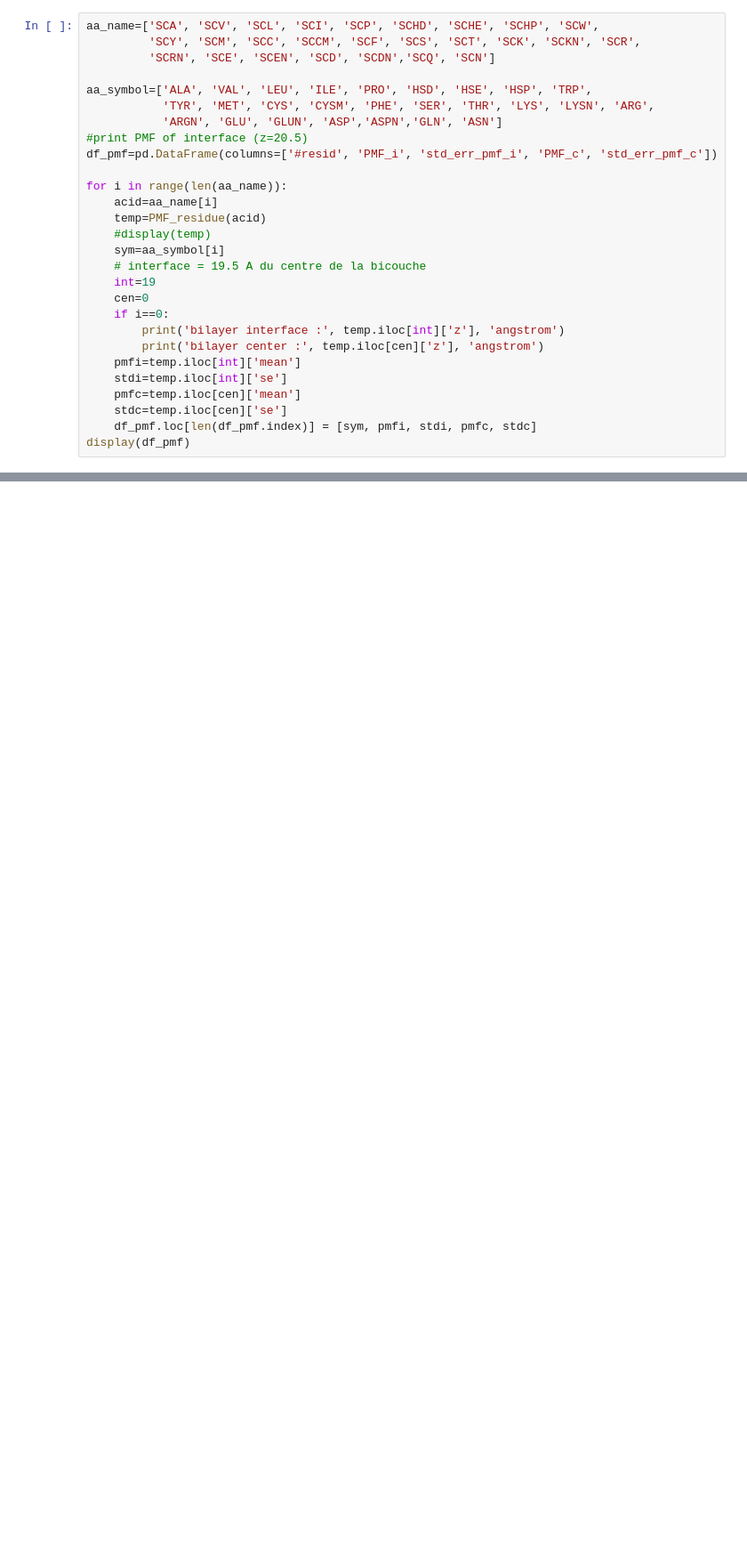
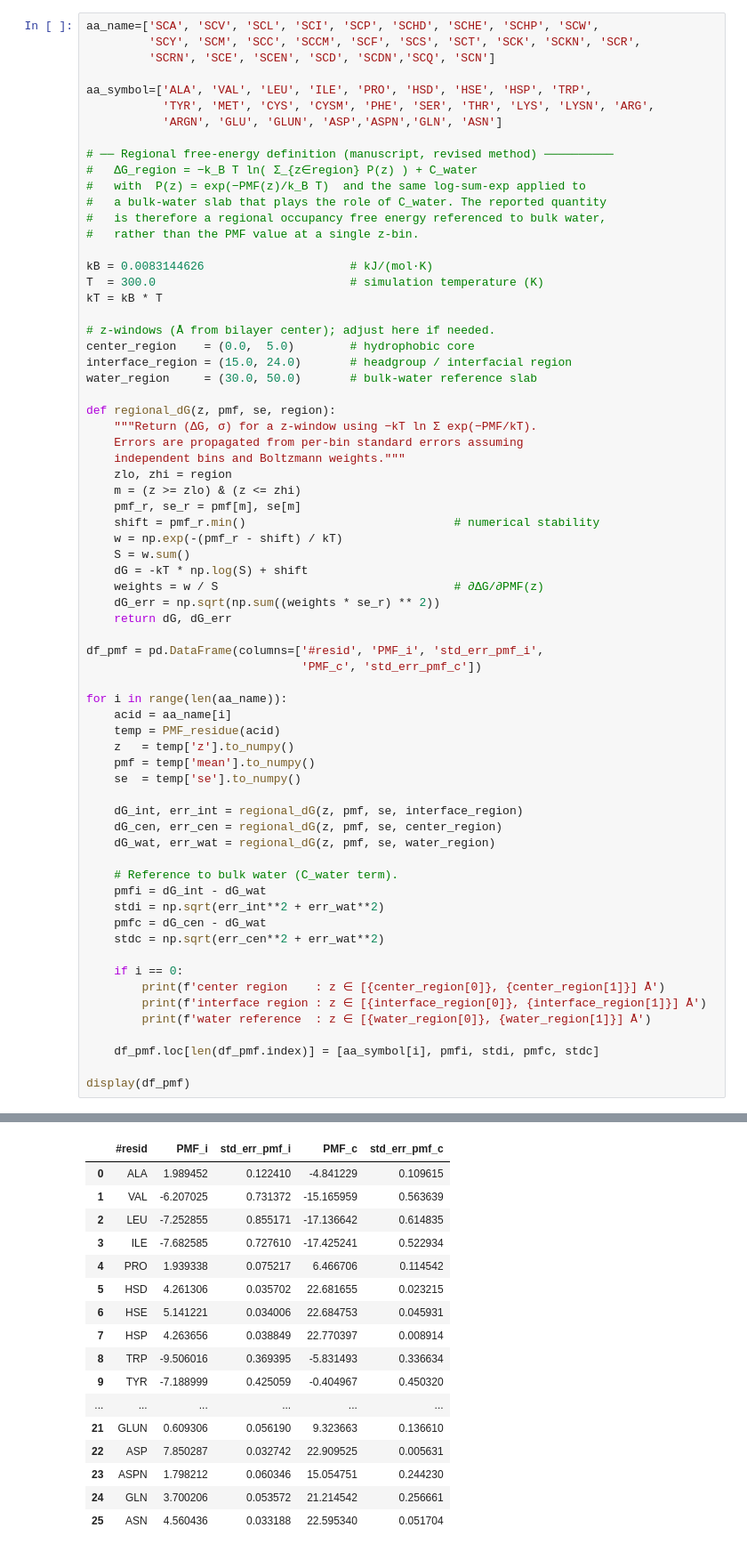
Before and after one commit to patricklague/Bories_and_Lague_2025, a Jupyter notebook: figures/scripts/FigureS10_plot.ipynb, the cells around one changed output, grey strips where cells are left out. Shown at 89% size. Drawn from its saved outputs; the diff is of its cells as text; blank space fills up the shorter version.

```diff
--- a/figures/scripts/FigureS10_plot.ipynb
+++ b/figures/scripts/FigureS10_plot.ipynb
@@ -93,23 +93,64 @@ aa_name=['SCA', 'SCV', 'SCL', 'SCI', 'SCP', 'SCHD', 'SCHE', 'SCHP', 'SCW',
 aa_symbol=['ALA', 'VAL', 'LEU', 'ILE', 'PRO', 'HSD', 'HSE', 'HSP', 'TRP',
            'TYR', 'MET', 'CYS', 'CYSM', 'PHE', 'SER', 'THR', 'LYS', 'LYSN', 'ARG',
            'ARGN', 'GLU', 'GLUN', 'ASP','ASPN','GLN', 'ASN']
-#print PMF of interface (z=20.5)
-df_pmf=pd.DataFrame(columns=['#resid', 'PMF_i', 'std_err_pmf_i', 'PMF_c', 'std_err_pmf_c'])
+
+# ── Regional free-energy definition (manuscript, revised method) ──────────
+#   ΔG_region = −k_B T ln( Σ_{z∈region} P(z) ) + C_water
+#   with  P(z) = exp(−PMF(z)/k_B T)  and the same log-sum-exp applied to
+#   a bulk-water slab that plays the role of C_water. The reported quantity
+#   is therefore a regional occupancy free energy referenced to bulk water,
+#   rather than the PMF value at a single z-bin.
+
+kB = 0.0083144626                     # kJ/(mol·K)
+T  = 300.0                            # simulation temperature (K)
+kT = kB * T
+
+# z-windows (Å from bilayer center); adjust here if needed.
+center_region    = (0.0,  5.0)        # hydrophobic core
+interface_region = (15.0, 24.0)       # headgroup / interfacial region
+water_region     = (30.0, 50.0)       # bulk-water reference slab
+
+def regional_dG(z, pmf, se, region):
+    """Return (ΔG, σ) for a z-window using −kT ln Σ exp(−PMF/kT).
+    Errors are propagated from per-bin standard errors assuming
+    independent bins and Boltzmann weights."""
+    zlo, zhi = region
+    m = (z >= zlo) & (z <= zhi)
+    pmf_r, se_r = pmf[m], se[m]
+    shift = pmf_r.min()                              # numerical stability
+    w = np.exp(-(pmf_r - shift) / kT)
+    S = w.sum()
+    dG = -kT * np.log(S) + shift
+    weights = w / S                                  # ∂ΔG/∂PMF(z)
+    dG_err = np.sqrt(np.sum((weights * se_r) ** 2))
+    return dG, dG_err
+
+df_pmf = pd.DataFrame(columns=['#resid', 'PMF_i', 'std_err_pmf_i',
+                               'PMF_c', 'std_err_pmf_c'])
 
 for i in range(len(aa_name)):
-    acid=aa_name[i]
-    temp=PMF_residue(acid)
-    #display(temp)
-    sym=aa_symbol[i]
-    # interface = 19.5 A du centre de la bicouche
-    int=19
-    cen=0
-    if i==0:
-        print('bilayer interface :', temp.iloc[int]['z'], 'angstrom')
-        print('bilayer center :', temp.iloc[cen]['z'], 'angstrom')
-    pmfi=temp.iloc[int]['mean']
-    stdi=temp.iloc[int]['se']
-    pmfc=temp.iloc[cen]['mean']
-    stdc=temp.iloc[cen]['se']
-    df_pmf.loc[len(df_pmf.index)] = [sym, pmfi, stdi, pmfc, stdc]
+    acid = aa_name[i]
+    temp = PMF_residue(acid)
+    z   = temp['z'].to_numpy()
+    pmf = temp['mean'].to_numpy()
+    se  = temp['se'].to_numpy()
+
+    dG_int, err_int = regional_dG(z, pmf, se, interface_region)
+    dG_cen, err_cen = regional_dG(z, pmf, se, center_region)
+    dG_wat, err_wat = regional_dG(z, pmf, se, water_region)
+
+    # Reference to bulk water (C_water term).
+    pmfi = dG_int - dG_wat
+    stdi = np.sqrt(err_int**2 + err_wat**2)
+    pmfc = dG_cen - dG_wat
+    stdc = np.sqrt(err_cen**2 + err_wat**2)
+
+    if i == 0:
+        print(f'center region    : z ∈ [{center_region[0]}, {center_region[1]}] Å')
+        print(f'interface region : z ∈ [{interface_region[0]}, {interface_region[1]}] Å')
+        print(f'water reference  : z ∈ [{water_region[0]}, {water_region[1]}] Å')
+
+    df_pmf.loc[len(df_pmf.index)] = [aa_symbol[i], pmfi, stdi, pmfc, stdc]
+
 display(df_pmf)
+# %% [output]
@@ -116,3 +160,20 @@ display(df_pmf)
+|  | #resid | PMF_i | std_err_pmf_i | PMF_c | std_err_pmf_c |
+| 0 | ALA | 1.989452 | 0.122410 | -4.841229 | 0.109615 |
+| 1 | VAL | -6.207025 | 0.731372 | -15.165959 | 0.563639 |
+| 2 | LEU | -7.252855 | 0.855171 | -17.136642 | 0.614835 |
+| 3 | ILE | -7.682585 | 0.727610 | -17.425241 | 0.522934 |
+| 4 | PRO | 1.939338 | 0.075217 | 6.466706 | 0.114542 |
+| 5 | HSD | 4.261306 | 0.035702 | 22.681655 | 0.023215 |
+| 6 | HSE | 5.141221 | 0.034006 | 22.684753 | 0.045931 |
+| 7 | HSP | 4.263656 | 0.038849 | 22.770397 | 0.008914 |
+| 8 | TRP | -9.506016 | 0.369395 | -5.831493 | 0.336634 |
+| 9 | TYR | -7.188999 | 0.425059 | -0.404967 | 0.450320 |
+| ... | ... | ... | ... | ... | ... |
+| 21 | GLUN | 0.609306 | 0.056190 | 9.323663 | 0.136610 |
+| 22 | ASP | 7.850287 | 0.032742 | 22.909525 | 0.005631 |
+| 23 | ASPN | 1.798212 | 0.060346 | 15.054751 | 0.244230 |
+| 24 | GLN | 3.700206 | 0.053572 | 21.214542 | 0.256661 |
+| 25 | ASN | 4.560436 | 0.033188 | 22.595340 | 0.051704 |
 # %%
 import matplotlib.pyplot as plt
 import numpy as np
```
Also changed, not shown: parts of 2 cells of this notebook, 11 other files.
